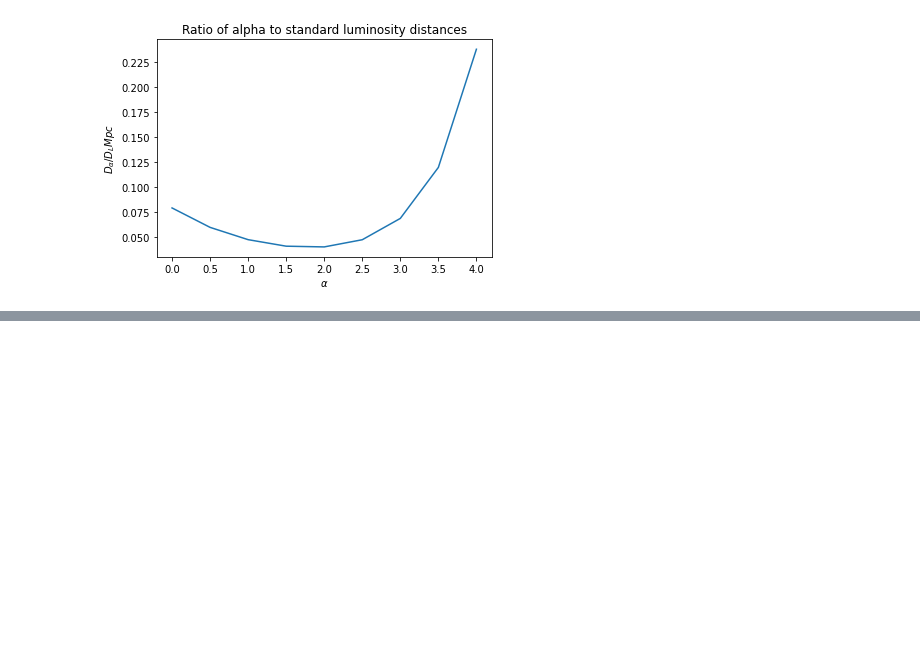
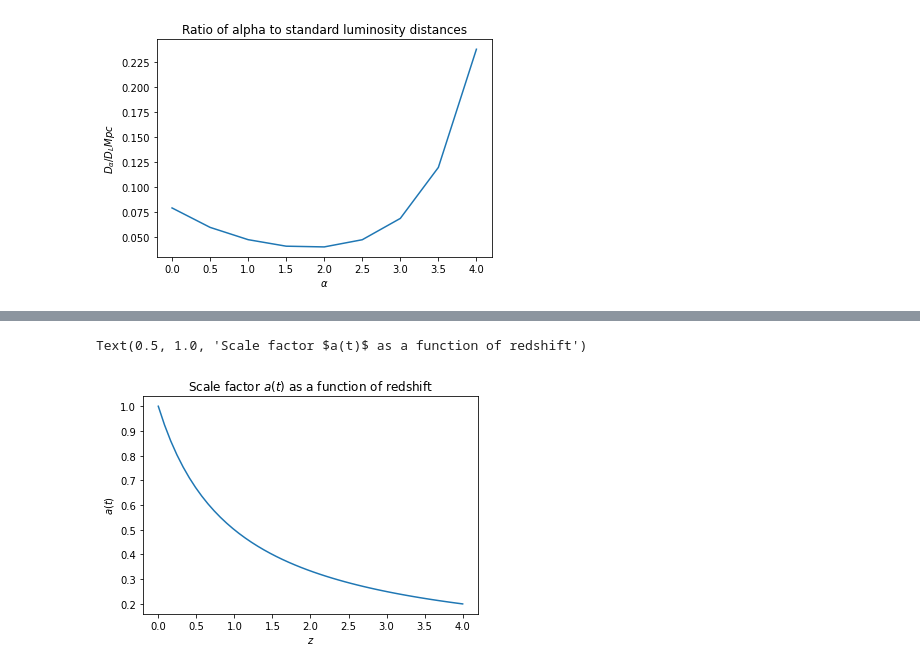
Before and after one commit to michellegurevich/gravitationalwaves, a Jupyter notebook: chi and D alpha.ipynb, the cells around one changed output, grey strips where cells are left out. Drawn from its saved outputs; the diff is of its cells as text; code cells hidden in the pictures; blank space fills up the shorter version.

Commit message:
added scale factor to redshift plot

```diff
--- a/chi and D alpha.ipynb
+++ b/chi and D alpha.ipynb
@@ -142,0 +159,9 @@ term_I = quad(a_t, t_emiss, t_arriv)
+# %%
+# plot scale factor against redshift
+
+#redshift_at_comoving_radial_distance(chi)
+
+bg = results.calc_background(pars)
+z = np.linspace(0,4)
+# results.hubble_parameter(np.linspace(0,z)) # at 0 should be about 68-72
+a_t = 1 / (1 + z) # from FRLW metric
@@ -142,0 +181,8 @@ term_I = quad(a_t, t_emiss, t_arriv)
+# %%
+plt.plot(z, a_t)
+plt.xlabel('$z$')
+plt.ylabel('$a(t)$')
+plt.title('Scale factor $a(t)$ as a function of redshift')
+# %% [output]
+Text(0.5, 1.0, 'Scale factor $a(t)$ as a function of redshift')
+[figure, added]
```
Also changed, not shown: parts of 11 cells of this notebook.
